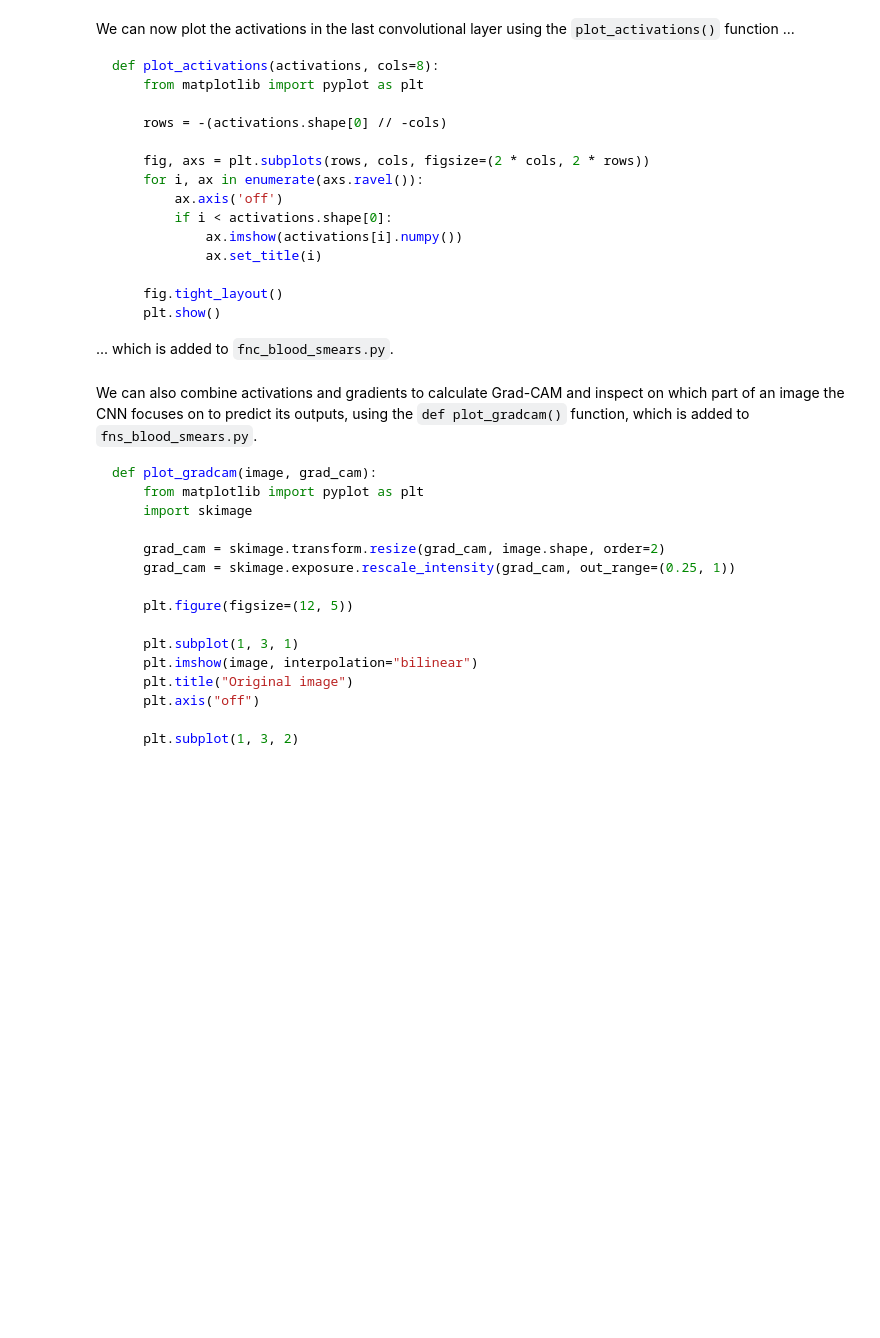
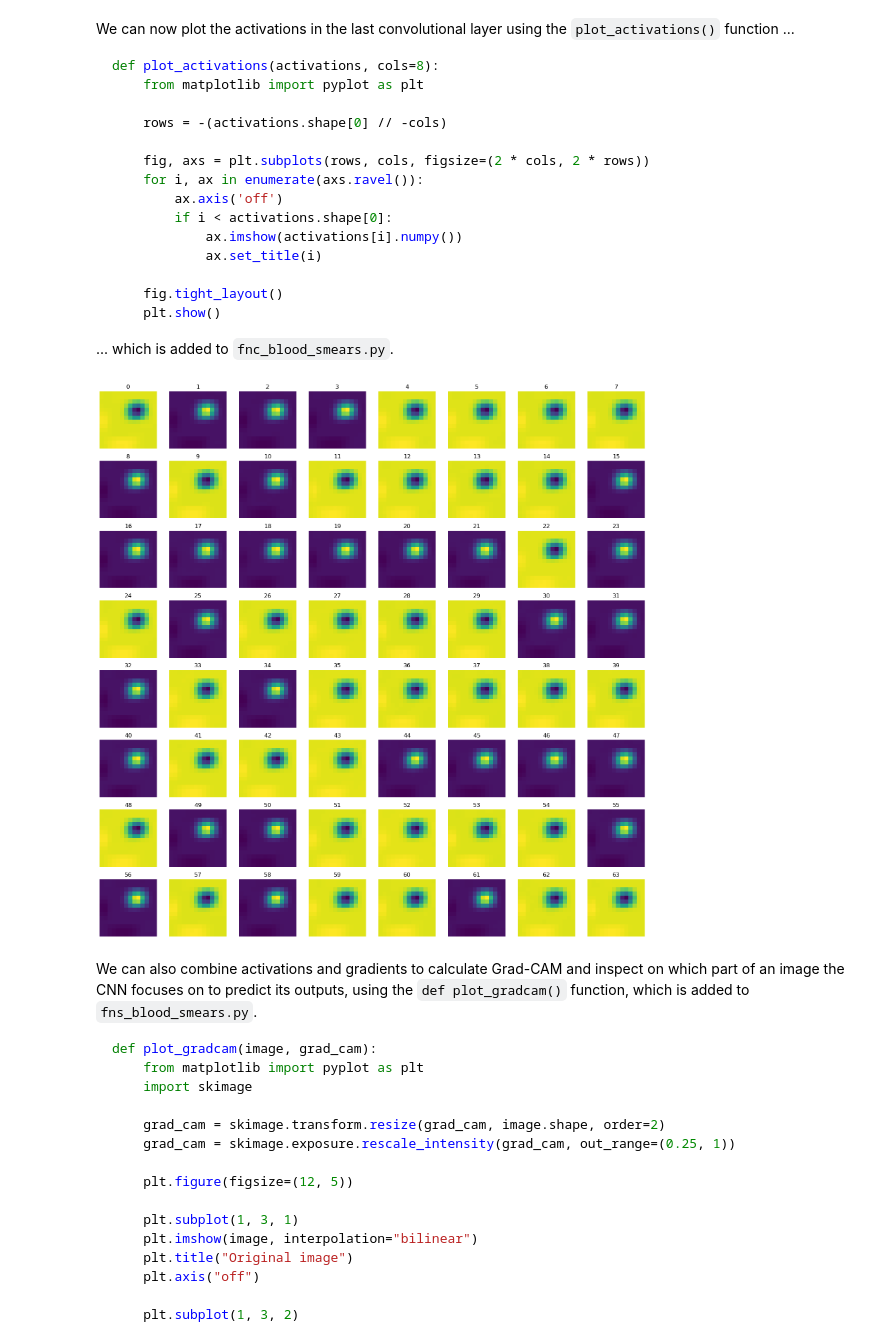
Before and after one commit to DeepTrackAI/DeepLearningCrashCourse, a Jupyter notebook: Ch03_CNN/Ex03B/blood_smears.ipynb, the cells around one changed output. Drawn from its saved outputs; the diff is of its cells as text; code cells hidden in the pictures; blank space fills up the shorter version.

```diff
--- a/Ch03_CNN/Ex03B/blood_smears.ipynb
+++ b/Ch03_CNN/Ex03B/blood_smears.ipynb
@@ -381,7 +543,9 @@ def plot_activations(activations, cols=8):
 # %%
 from fnc_blood_smears import plot_activations
 
-plot_activations(fh.activations)
+plot_activations(fh.activations[0])
+# %% [output]
+[figure, added]
 # %% [markdown]
 We can also combine activations and gradients to calculate Grad-CAM and inspect on which part of an image the CNN focuses on to predict its outputs, using the `def plot_gradcam()` function, which is added to `fns_blood_smears.py`.
 
```
Also changed, not shown: parts of 18 cells of this notebook.
